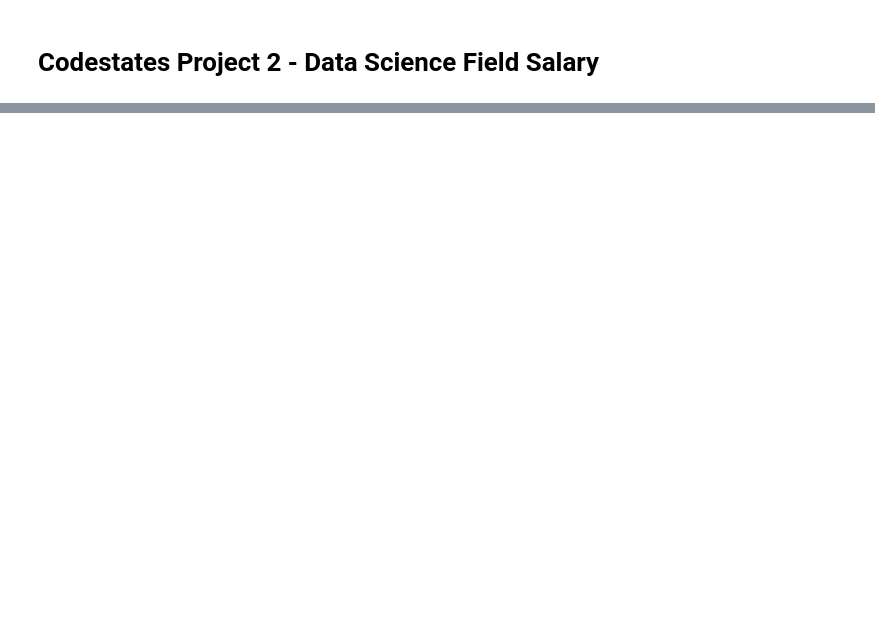
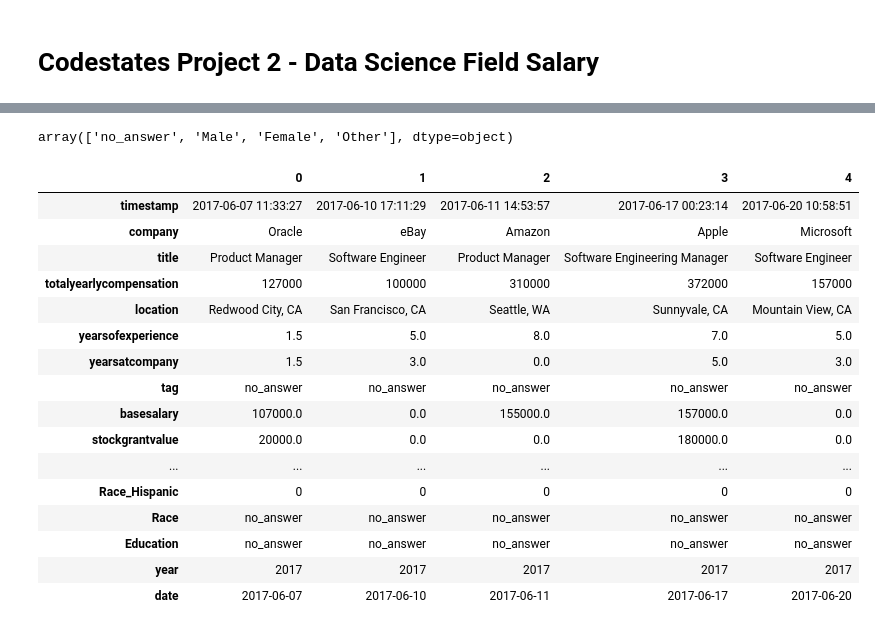
Before and after one commit to tes-b/project_2_income_prediction, a Jupyter notebook: Project_Data_Science_Field_Salary.ipynb, the cells around one changed output, grey strips where cells are left out. Cells and saved outputs as stored; diff of their text form; code cells hidden in the pictures; blank space fills up the shorter version.

```diff
--- a/Project_Data_Science_Field_Salary.ipynb
+++ b/Project_Data_Science_Field_Salary.ipynb
@@ -9,0 +86,12 @@ import missingno as msno
+# %%
+# 결측치 처리
+df_0.isna().sum()
+# company : drop
+df_0_cln = df_0.dropna(subset="company")
+
+# tag, gender : nan -> no_answer
+nan_cols = ["tag", "gender", "Race", "Education"]
+df_0_cln[nan_cols] = df_0_cln[nan_cols].fillna("no_answer")
+
+#
+df_0_cln.isna().sum()
@@ -9,0 +121,39 @@ import missingno as msno
+# %%
+# 이상치 처리
+# df_0_cln[df_0_cln.gender == 'Title: Senior Software Engineer'].T
+df_0_cln.at[11010,"gender"] = "no_answer"
+df_0_cln.gender.unique()
+# %% [output]
+array(['no_answer', 'Male', 'Female', 'Other'], dtype=object)
+# %%
+# feature engineering
+def feature_engineering(df):
+
+    df = df_0_cln.copy()
+
+    df.timestamp = pd.to_datetime(df.timestamp)
+    df["year"] = df["timestamp"].dt.year
+    df["date"] = df["timestamp"].dt.date
+
+    return df
+
+df_0_eng = feature_engineering(df_0_cln.copy())
+df_0_eng.head().T
+# %% [output]
+|  | 0 | 1 | 2 | 3 | 4 |
+| timestamp | 2017-06-07 11:33:27 | 2017-06-10 17:11:29 | 2017-06-11 14:53:57 | 2017-06-17 00:23:14 | 2017-06-20 10:58:51 |
+| company | Oracle | eBay | Amazon | Apple | Microsoft |
+| title | Product Manager | Software Engineer | Product Manager | Software Engineering Manager | Software Engineer |
+| totalyearlycompensation | 127000 | 100000 | 310000 | 372000 | 157000 |
+| location | Redwood City, CA | San Francisco, CA | Seattle, WA | Sunnyvale, CA | Mountain View, CA |
+| yearsofexperience | 1.5 | 5.0 | 8.0 | 7.0 | 5.0 |
+| yearsatcompany | 1.5 | 3.0 | 0.0 | 5.0 | 3.0 |
+| tag | no_answer | no_answer | no_answer | no_answer | no_answer |
+| basesalary | 107000.0 | 0.0 | 155000.0 | 157000.0 | 0.0 |
+| stockgrantvalue | 20000.0 | 0.0 | 0.0 | 180000.0 | 0.0 |
+| ... | ... | ... | ... | ... | ... |
+| Race_Hispanic | 0 | 0 | 0 | 0 | 0 |
+| Race | no_answer | no_answer | no_answer | no_answer | no_answer |
+| Education | no_answer | no_answer | no_answer | no_answer | no_answer |
+| year | 2017 | 2017 | 2017 | 2017 | 2017 |
+| date | 2017-06-07 | 2017-06-10 | 2017-06-11 | 2017-06-17 | 2017-06-20 |
```
Also changed, not shown: parts of 16 cells of this notebook.
